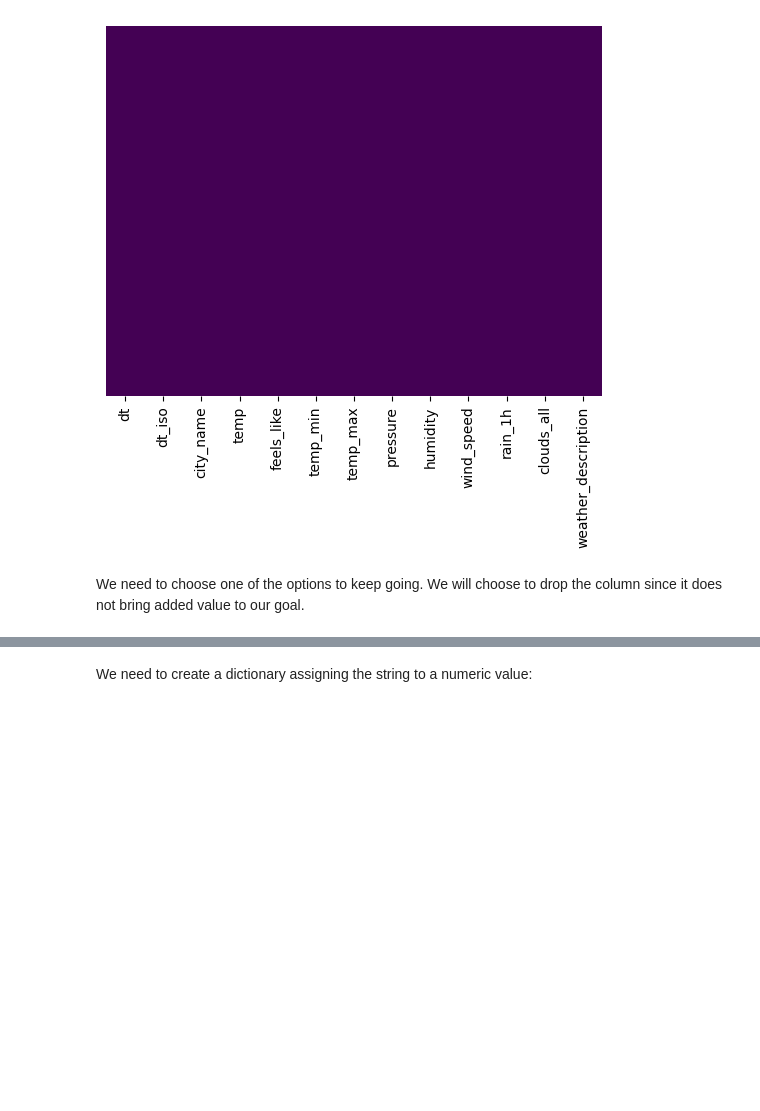
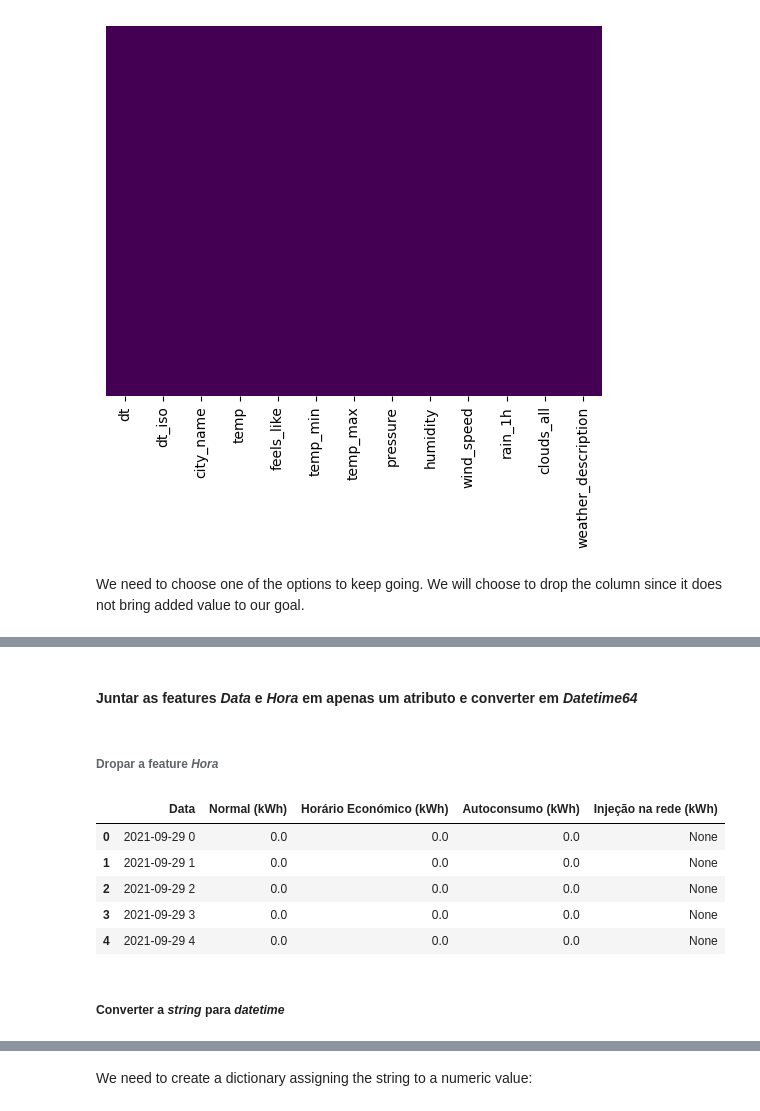
Before and after one commit to orlandopalmeira/Trabalho-DAA-2023-2024, a Jupyter notebook: Tarefa_2/tarefa_2.ipynb, the cells around one changed output, grey strips where cells are left out. Cells and saved outputs as stored; diff of their text form; code cells hidden in the pictures; blank space fills up the shorter version.

```diff
--- a/Tarefa_2/tarefa_2.ipynb
+++ b/Tarefa_2/tarefa_2.ipynb
@@ -232,0 +313,22 @@ Again, we are using data copies to experiment all options.
+# %% [markdown]
+#### Juntar as features *Data* e *Hora* em apenas um atributo e converter em *Datetime64*
+# %%
+energia_treino['Data'] = energia_treino['Data'] + ' ' + energia_treino['Hora'].astype(str)
+energia_teste['Data'] = energia_teste['Data'] + ' ' + energia_teste['Hora'].astype(str)
+# %% [markdown]
+###### Dropar a feature *Hora*
+# %%
+energia_treino.drop(['Hora'], axis=1, inplace=True)
+energia_teste.drop(['Hora'], axis=1, inplace=True)
+
+energia_treino.head()
+# energia_teste.head()
+# %% [output]
+|  | Data | Normal (kWh) | Horário Económico (kWh) | Autoconsumo (kWh) | Injeção na rede (kWh) |
+| 0 | 2021-09-29 0 | 0.0 | 0.0 | 0.0 | None |
+| 1 | 2021-09-29 1 | 0.0 | 0.0 | 0.0 | None |
+| 2 | 2021-09-29 2 | 0.0 | 0.0 | 0.0 | None |
+| 3 | 2021-09-29 3 | 0.0 | 0.0 | 0.0 | None |
+| 4 | 2021-09-29 4 | 0.0 | 0.0 | 0.0 | None |
+# %% [markdown]
+##### Converter a *string* para *datetime*
```
Also changed, not shown: parts of 44 cells of this notebook, 1 other file.
